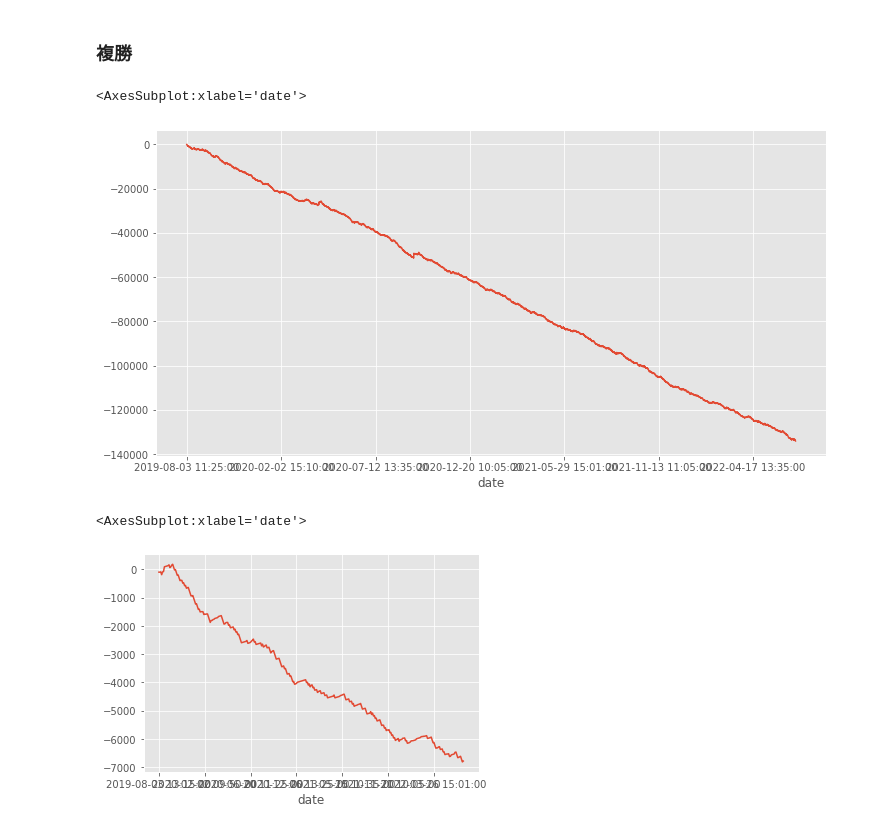
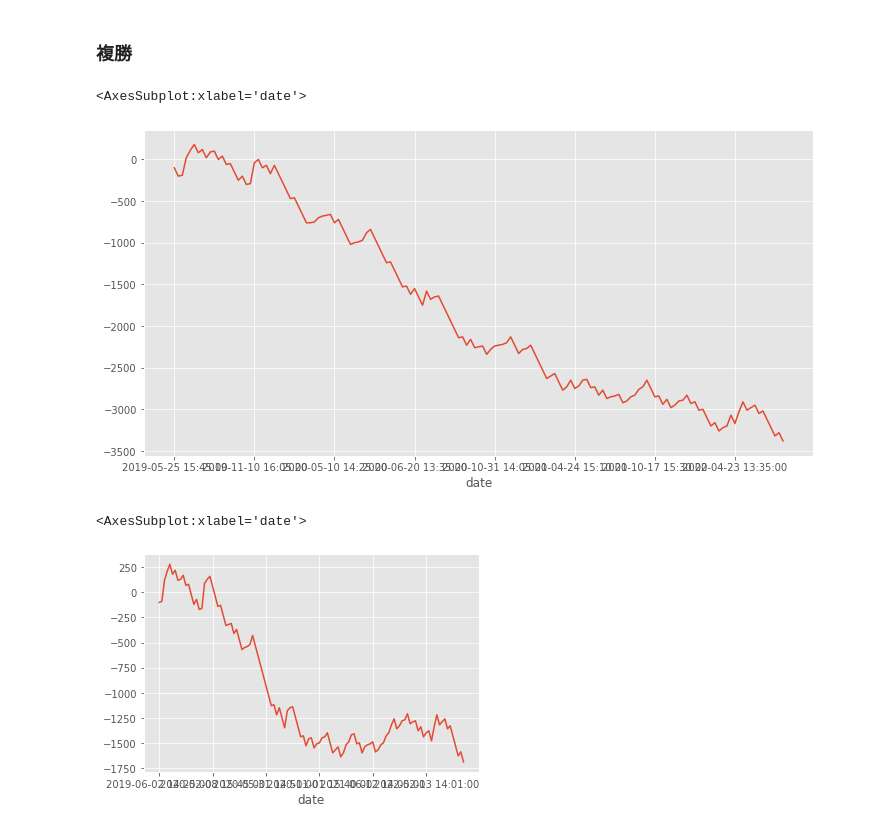
Before and after one commit to abeken22M2/race-predict, a Jupyter notebook: evaluate_prediction.ipynb, the cells around one changed output. Drawn from its saved outputs; the diff is of its cells as text; code cells hidden in the pictures.

```diff
--- a/evaluate_prediction.ipynb
+++ b/evaluate_prediction.ipynb
@@ -14,7 +14,7 @@ plt.style.use('ggplot')
 race_df = pd.read_csv("./csv/cleaned_race_data.csv", sep=",", low_memory=False)
 horse_df = pd.read_csv("./csv/cleaned_horse_data.csv", sep=",", low_memory=False)
 # %%
-predict_result = pd.read_csv("./predict/train_no_obstacle_by_MLmethods_predicted_test.csv", sep=",")
+predict_result = pd.read_csv("./predict/train_no_obstacle_by_MLmethods_predicted_test_tokyo.csv", sep=",")
 #predict_result = pd.read_csv("./predict/train_hyperas_predicted_test.csv", sep=",")
 # %%
 # 障害レースは取り除く
@@ -232,13 +233,13 @@ simple = race_result["hukusyo_return"].cumsum()
 simple.plot(figsize=(12, 6))
 # %% [output]
 <AxesSubplot:xlabel='date'>
-[figure, old version]
+[figure, new version]
 # %%
 # blendの予測値を含める
-simple = race_result.loc[(race_result["blend"]>62), 'hukusyo_return'].cumsum()
+simple = race_result.loc[(race_result["blend"]>60), 'hukusyo_return'].cumsum()
 simple.plot()
 # %% [output]
 <AxesSubplot:xlabel='date'>
-[figure, old version]
+[figure, new version]
 # %%
 # オッズがある範囲のとき
```
Also changed, not shown: parts of 17 cells of this notebook, 5 other files.
